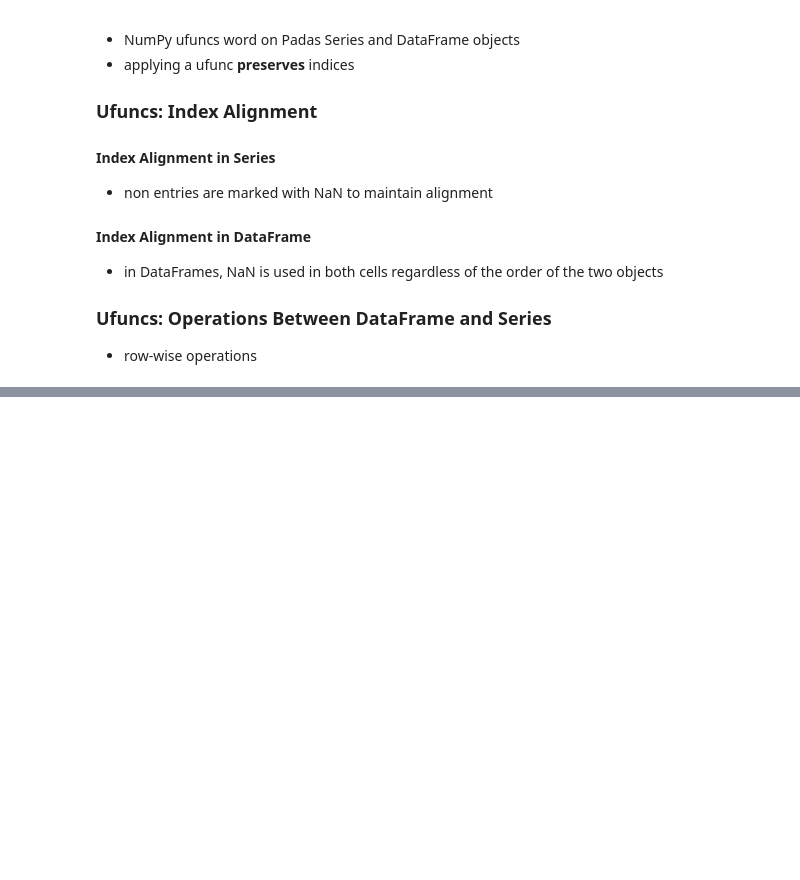
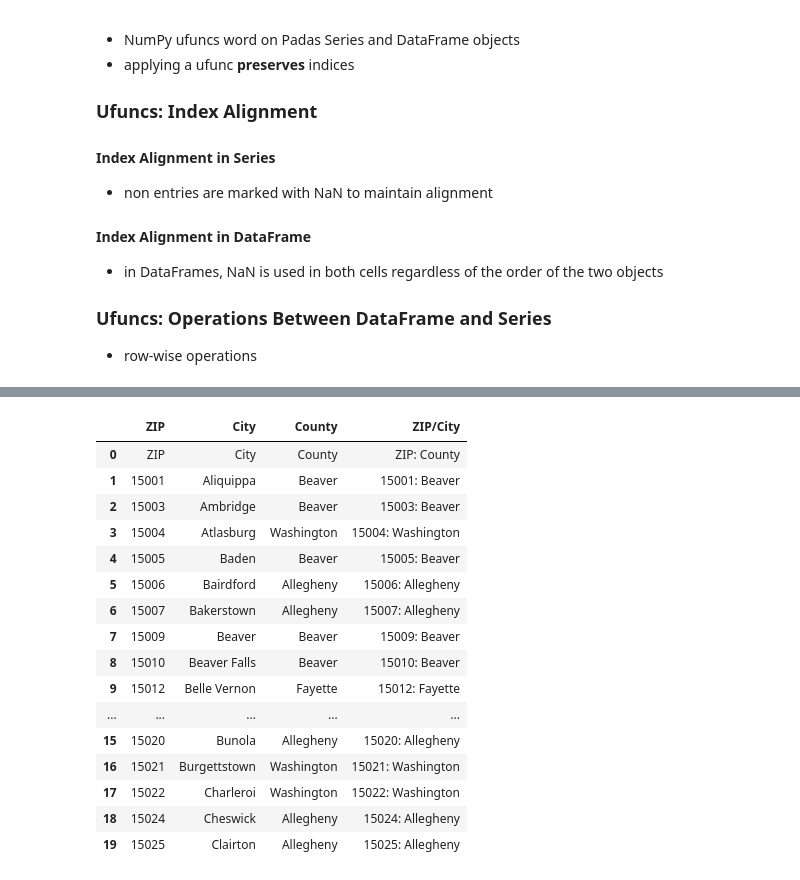
Before and after one commit to mmj32/Class-Practice-Repo, a Jupyter notebook: todo3/pandas_notes_chris.ipynb, the cells around one changed output, grey strips where cells are left out. Saved outputs shown, nothing was run; the diff lists cells and outputs as text; code cells hidden in the pictures; blank space fills up the shorter version.

```diff
--- a/todo3/pandas_notes_chris.ipynb
+++ b/todo3/pandas_notes_chris.ipynb
@@ -167,0 +186,22 @@ zip_codes
+# %%
+# concatenate two columns across the DataFrame
+zip_codes['ZIP/City'] = zip_codes['ZIP'] + ": " + zip_codes['County']
+zip_codes[:20]
+# %% [output]
+|  | ZIP | City | County | ZIP/City |
+| 0 | ZIP | City | County | ZIP: County |
+| 1 | 15001 | Aliquippa | Beaver | 15001: Beaver |
+| 2 | 15003 | Ambridge | Beaver | 15003: Beaver |
+| 3 | 15004 | Atlasburg | Washington | 15004: Washington |
+| 4 | 15005 | Baden | Beaver | 15005: Beaver |
+| 5 | 15006 | Bairdford | Allegheny | 15006: Allegheny |
+| 6 | 15007 | Bakerstown | Allegheny | 15007: Allegheny |
+| 7 | 15009 | Beaver | Beaver | 15009: Beaver |
+| 8 | 15010 | Beaver Falls | Beaver | 15010: Beaver |
+| 9 | 15012 | Belle Vernon | Fayette | 15012: Fayette |
+| ... | ... | ... | ... | ... |
+| 15 | 15020 | Bunola | Allegheny | 15020: Allegheny |
+| 16 | 15021 | Burgettstown | Washington | 15021: Washington |
+| 17 | 15022 | Charleroi | Washington | 15022: Washington |
+| 18 | 15024 | Cheswick | Allegheny | 15024: Allegheny |
+| 19 | 15025 | Clairton | Allegheny | 15025: Allegheny |
```
Also changed, not shown: parts of 8 cells of this notebook.
